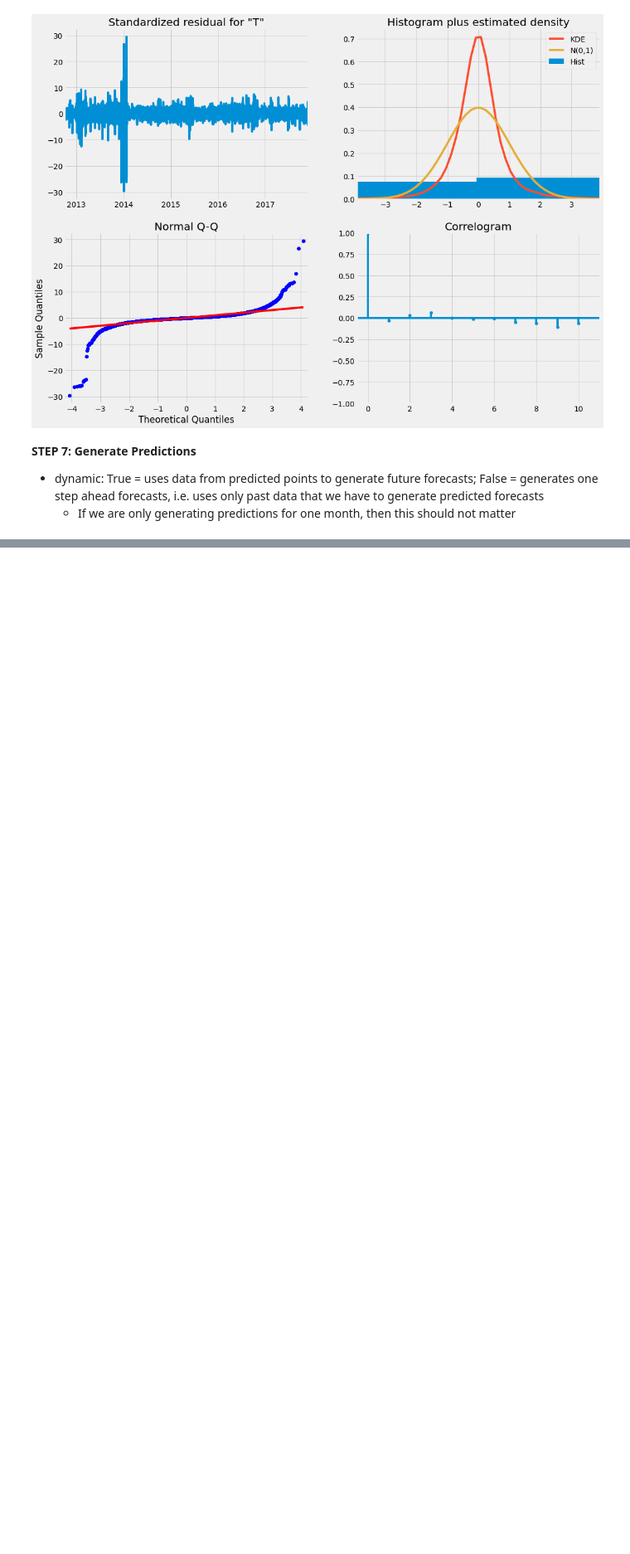
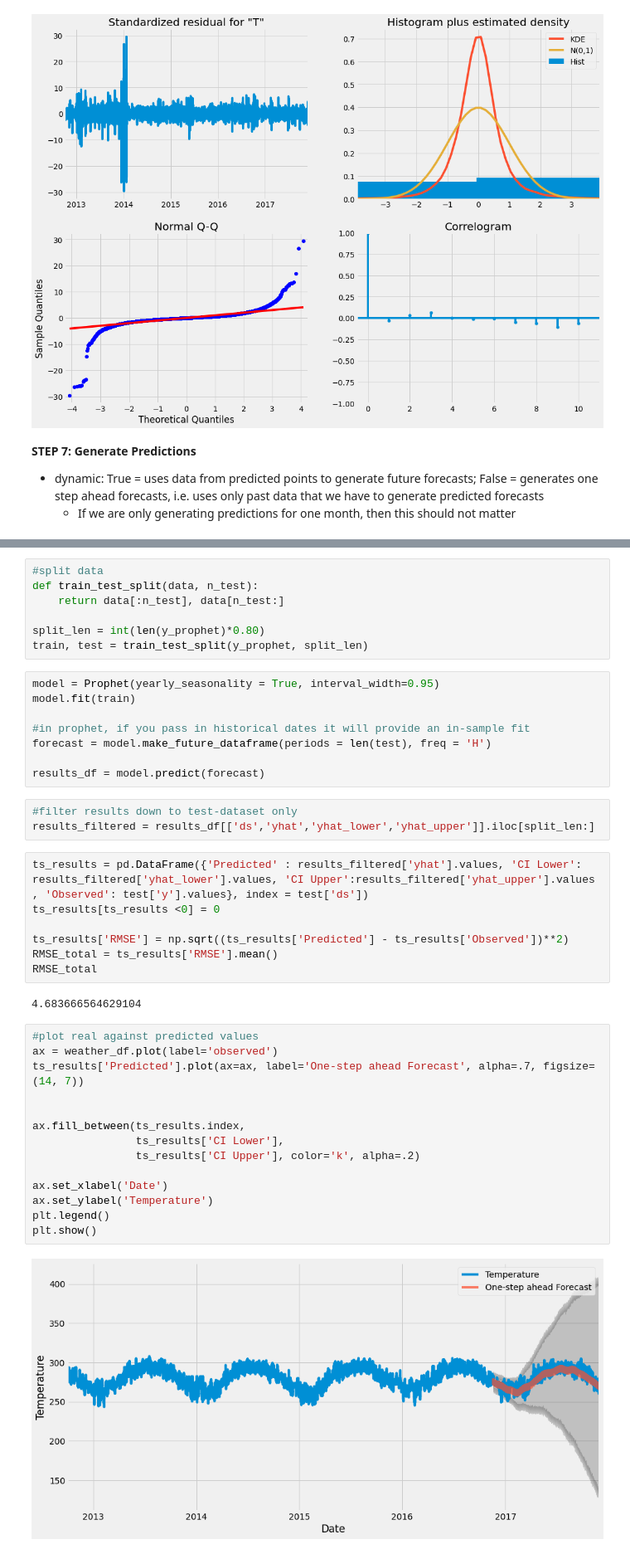
Before and after one commit to McGill-MMA-EnterpriseAnalytics/Cloud-Computations, a Jupyter notebook: INSY695_BaseModels.ipynb, the cells around one changed output, grey strips where cells are left out. Shown at 83% size. Drawn from its saved outputs; the diff is of its cells as text; blank space fills up the shorter version.

Commit message:
Update base models

```diff
--- a/INSY695_BaseModels.ipynb
+++ b/INSY695_BaseModels.ipynb
@@ -338,0 +386,43 @@ ts_results.head(20).style.background_gradient(cmap='viridis')
+# %%
+#split data
+def train_test_split(data, n_test):
+    return data[:n_test], data[n_test:]
+
+split_len = int(len(y_prophet)*0.80)
+train, test = train_test_split(y_prophet, split_len)
+# %%
+model = Prophet(yearly_seasonality = True, interval_width=0.95)
+model.fit(train)
+
+#in prophet, if you pass in historical dates it will provide an in-sample fit
+forecast = model.make_future_dataframe(periods = len(test), freq = 'H')
+
+results_df = model.predict(forecast)
+# %%
+#filter results down to test-dataset only
+results_filtered = results_df[['ds','yhat','yhat_lower','yhat_upper']].iloc[split_len:]
+# %%
+ts_results = pd.DataFrame({'Predicted' : results_filtered['yhat'].values, 'CI Lower': results_filtered['yhat_lower'].values, 'CI Upper':results_filtered['yhat_upper'].values , 'Observed': test['y'].values}, index = test['ds'])
+ts_results[ts_results <0] = 0
+
+ts_results['RMSE'] = np.sqrt((ts_results['Predicted'] - ts_results['Observed'])**2)
+RMSE_total = ts_results['RMSE'].mean()
+RMSE_total
+# %% [output]
+4.683666564629104
+# %%
+#plot real against predicted values
+ax = weather_df.plot(label='observed')
+ts_results['Predicted'].plot(ax=ax, label='One-step ahead Forecast', alpha=.7, figsize=(14, 7))
+
+
+ax.fill_between(ts_results.index,
+                ts_results['CI Lower'],
+                ts_results['CI Upper'], color='k', alpha=.2)
+
+ax.set_xlabel('Date')
+ax.set_ylabel('Temperature')
+plt.legend()
+plt.show()
+# %% [output]
+[figure, added]
```
Also changed, not shown: parts of 26 cells of this notebook, 3 other files.
